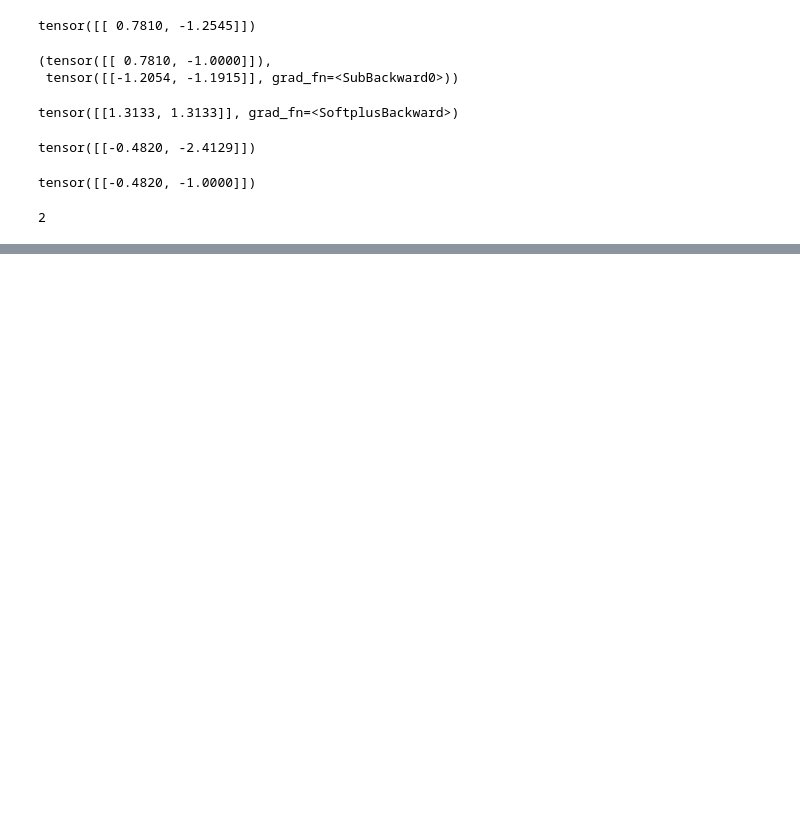
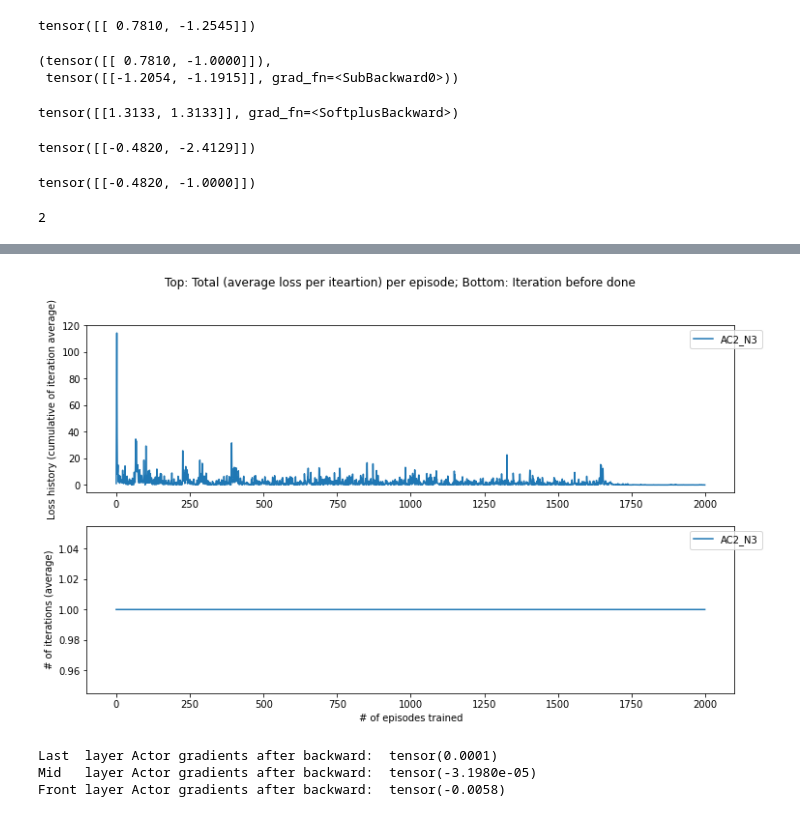
Before and after one commit to zhzhang2018/NN_MARL_experiments, a Jupyter notebook: consensus_debug.ipynb, the cells around one changed output, grey strips where cells are left out. Saved outputs shown, nothing was run; the diff lists cells and outputs as text; code cells hidden in the pictures; blank space fills up the shorter version.

```diff
--- a/consensus_debug.ipynb
+++ b/consensus_debug.ipynb
@@ -225,0 +413,14 @@ agent.rand_modeA
+# %%
+skip=1
+plot_loss_hist(hists=[h[::skip] for h in AC2_loss], hist_names=['AC2_N{0}'.format(N_) for N_ in N_list], log=False,
+               num_iteration=num_iteration, update_mode=UPDATE_PER_ITERATION, bar=False)
+# %% [output]
+[figure, added]
+# %%
+print("Last  layer Actor gradients after backward: ", torch.mean(AC2_list[i].netA.ANlayers[0].weight.grad))
+print("Mid   layer Actor gradients after backward: ", torch.mean(AC2_list[i].netA.ANlayers[2].weight.grad))
+print("Front layer Actor gradients after backward: ", torch.mean(AC2_list[i].netA.ANlayers[4].weight.grad))
+# %% [output]
+Last  layer Actor gradients after backward:  tensor(0.0001)
+Mid   layer Actor gradients after backward:  tensor(-3.1980e-05)
+Front layer Actor gradients after backward:  tensor(-0.0058)
```
Also changed, not shown: parts of 21 cells of this notebook, 8 other files.
